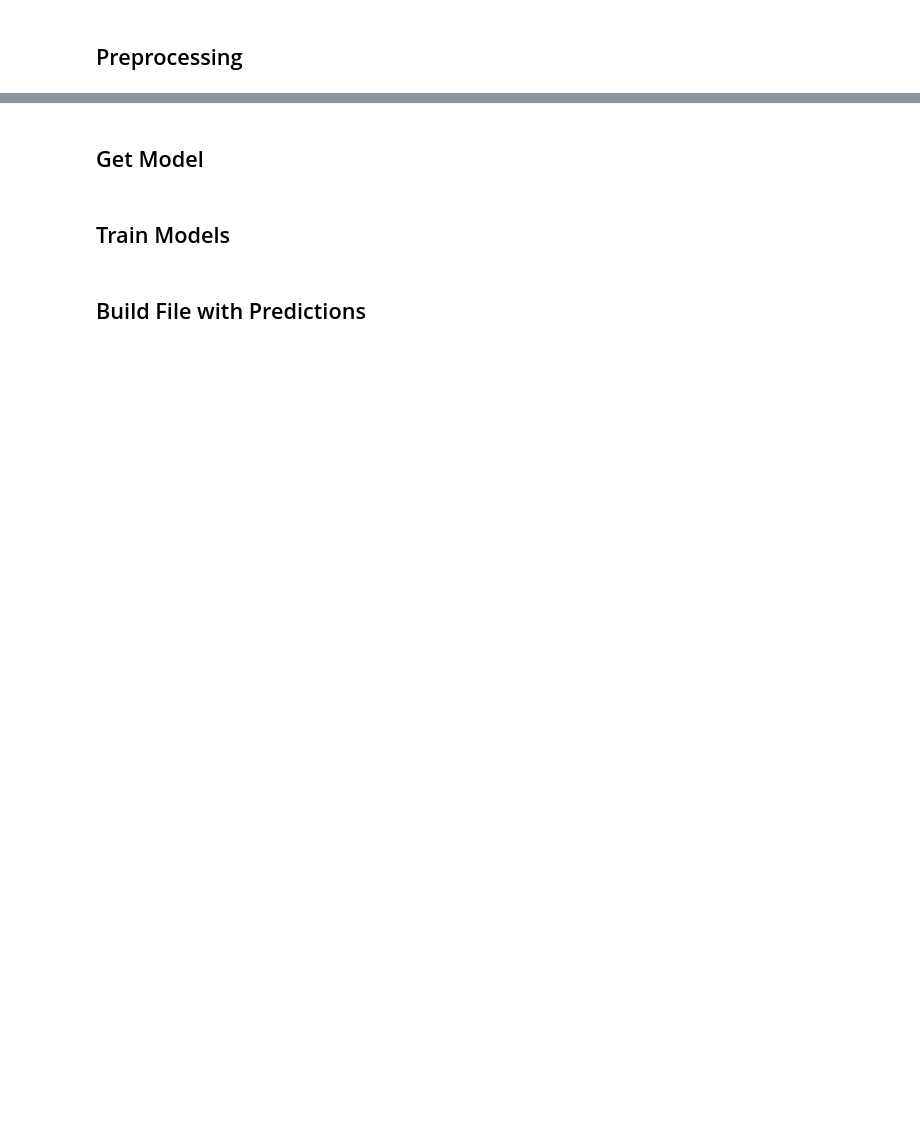
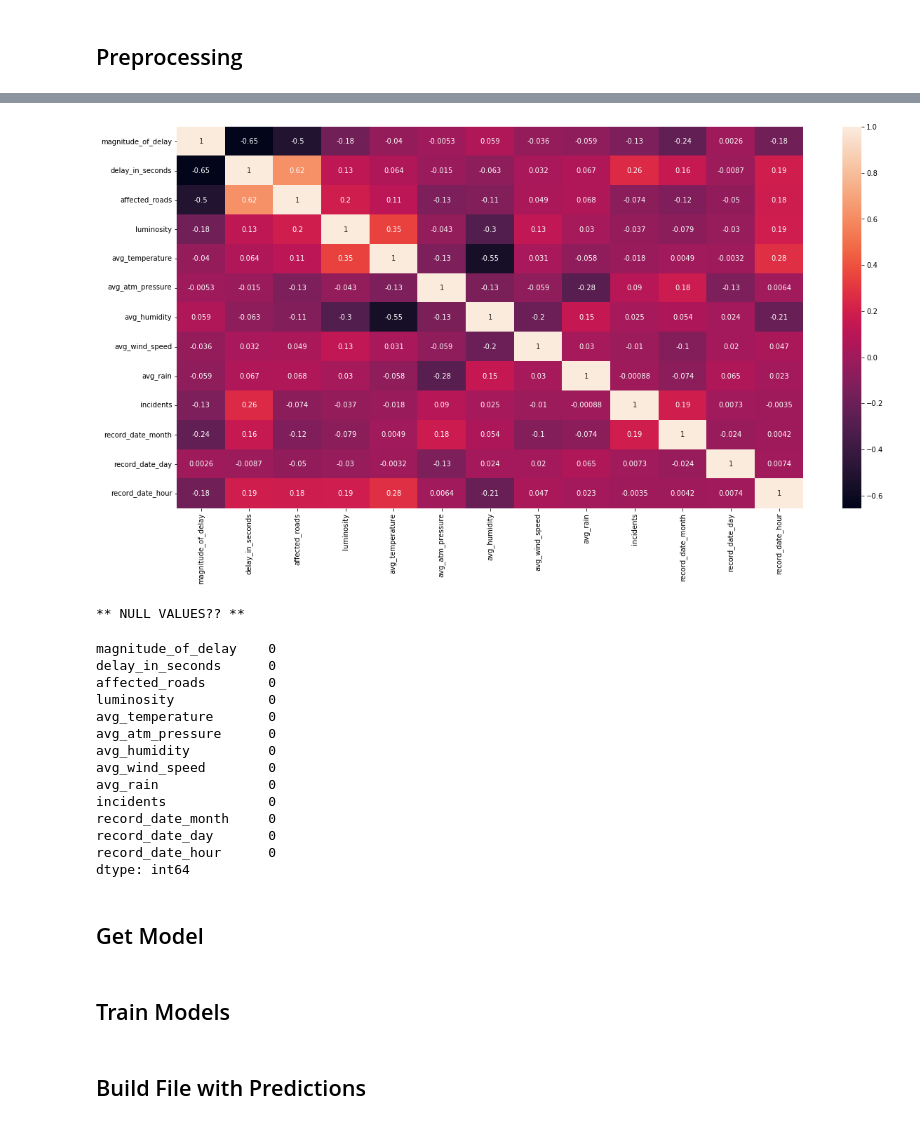
Before and after one commit to MarianaFilipa/DAA, a Jupyter notebook: Competição_Tarefa/Competition.ipynb, the cells around one changed output, grey strips where cells are left out. Saved outputs shown, nothing was run; the diff lists cells and outputs as text; code cells hidden in the pictures; blank space fills up the shorter version.

Commit message:
Preprocessing de affected_roads

```diff
--- a/Competição_Tarefa/Competition.ipynb
+++ b/Competição_Tarefa/Competition.ipynb
@@ -198,3 +308,27 @@ def preprocessing(df, istest):
+# %%
+plt.figure(figsize = (20,10))
+sns.heatmap(df.corr(), annot=True)
+plt.show()
+
+print("** NULL VALUES?? **") # check if there are any missing values in this dataframe
+df.isnull().sum()
+# %% [output]
+[figure, added]
+** NULL VALUES?? **
+magnitude_of_delay    0
+delay_in_seconds      0
+affected_roads        0
+luminosity            0
+avg_temperature       0
+avg_atm_pressure      0
+avg_humidity          0
+avg_wind_speed        0
+avg_rain              0
+incidents             0
+record_date_month     0
+record_date_day       0
+record_date_hour      0
+dtype: int64
 # %% [markdown]
 ## Get Model
 # %%
```
Also changed, not shown: parts of 20 cells of this notebook, 1 other file.
